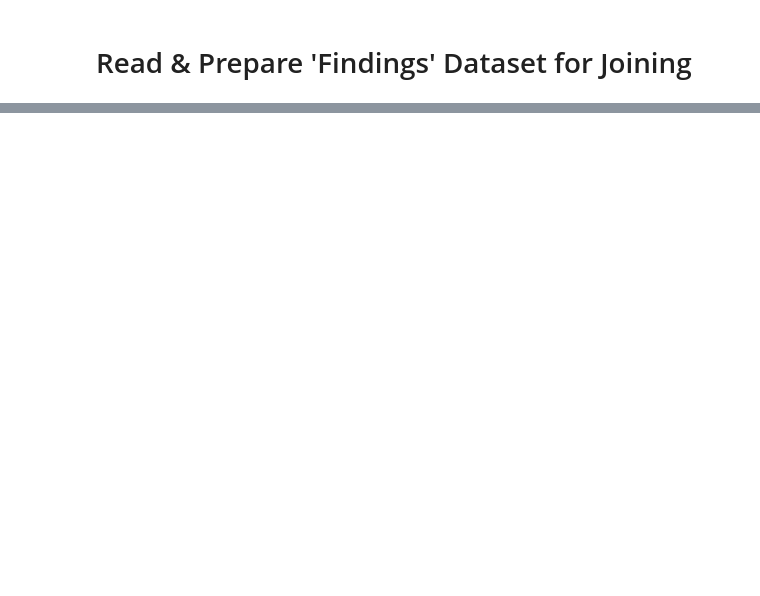
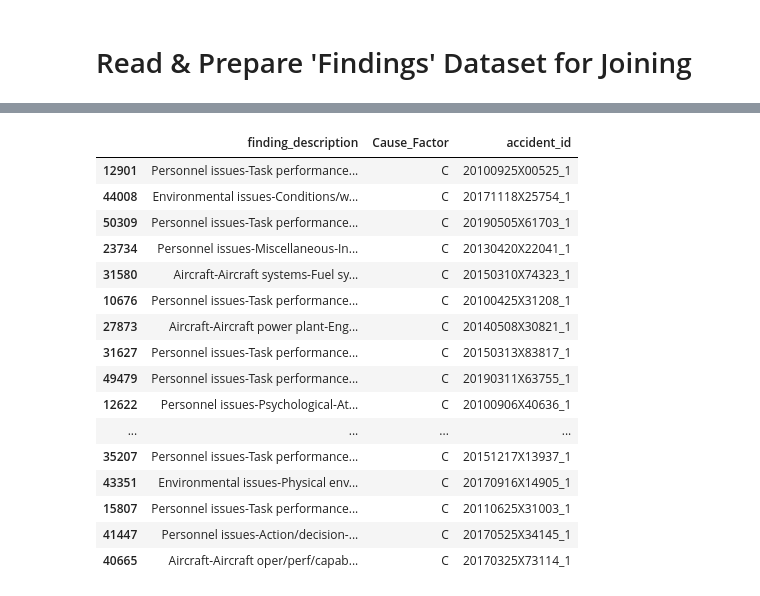
Before and after one commit to TheErdosInstitute-Summer2025-Project/aviation-project, a Jupyter notebook: jupyter-notebooks/findings_cleaning.ipynb, the cells around one changed output, grey strips where cells are left out. Drawn from its saved outputs; the diff is of its cells as text; code cells hidden in the pictures; blank space fills up the shorter version.

```diff
--- a/jupyter-notebooks/findings_cleaning.ipynb
+++ b/jupyter-notebooks/findings_cleaning.ipynb
@@ -51,0 +38,20 @@ export = pd.concat([data['accident_id'],engine_dummies],axis=1)
+# %%
+df.sample(30)
+# %% [output]
+|  | finding_description | Cause_Factor | accident_id |
+| 12901 | Personnel issues-Task performance... | C | 20100925X00525_1 |
+| 44008 | Environmental issues-Conditions/w... | C | 20171118X25754_1 |
+| 50309 | Personnel issues-Task performance... | C | 20190505X61703_1 |
+| 23734 | Personnel issues-Miscellaneous-In... | C | 20130420X22041_1 |
+| 31580 | Aircraft-Aircraft systems-Fuel sy... | C | 20150310X74323_1 |
+| 10676 | Personnel issues-Task performance... | C | 20100425X31208_1 |
+| 27873 | Aircraft-Aircraft power plant-Eng... | C | 20140508X30821_1 |
+| 31627 | Personnel issues-Task performance... | C | 20150313X83817_1 |
+| 49479 | Personnel issues-Task performance... | C | 20190311X63755_1 |
+| 12622 | Personnel issues-Psychological-At... | C | 20100906X40636_1 |
+| ... | ... | ... | ... |
+| 35207 | Personnel issues-Task performance... | C | 20151217X13937_1 |
+| 43351 | Environmental issues-Physical env... | C | 20170916X14905_1 |
+| 15807 | Personnel issues-Task performance... | C | 20110625X31003_1 |
+| 41447 | Personnel issues-Action/decision-... | C | 20170525X34145_1 |
+| 40665 | Aircraft-Aircraft oper/perf/capab... | C | 20170325X73114_1 |
```
Also changed, not shown: parts of 17 cells of this notebook.
